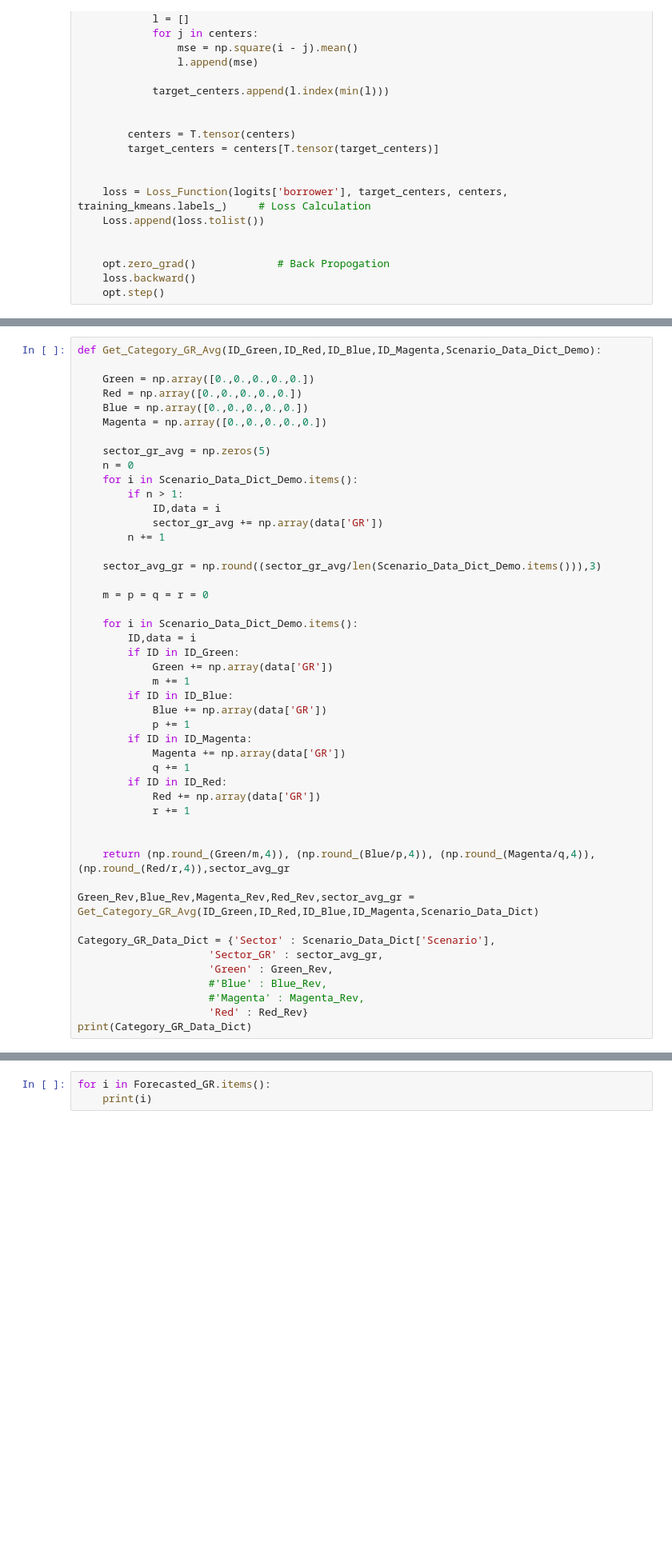
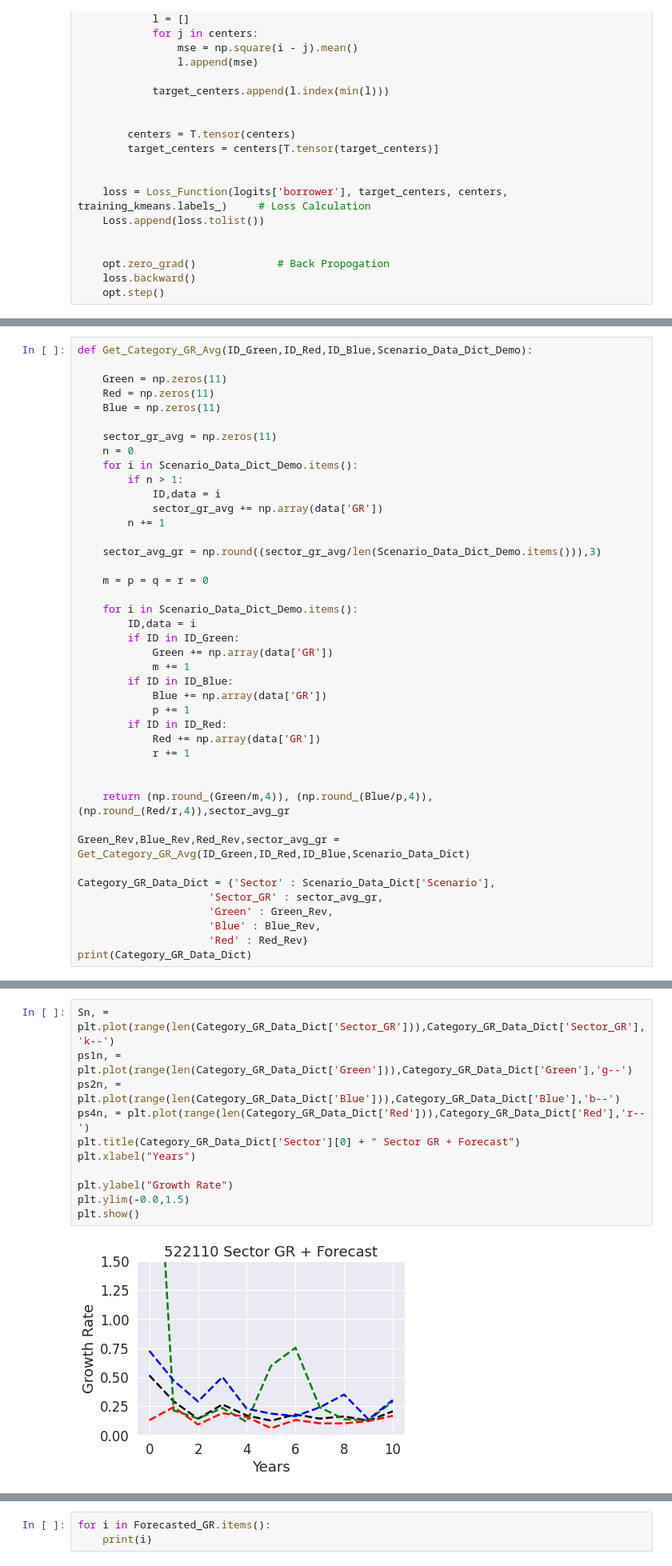
Before and after one commit to SaiChaitanya-ON/Personalized-Sector-with-Knowledge-Graph, a Jupyter notebook: notebooks/Revenue_Growth_Revenue_Graph.ipynb, the cells around one changed output, grey strips where cells are left out. Shown at 80% size. Cells and saved outputs as stored; diff of their text form; blank space fills up the shorter version.

```diff
--- a/notebooks/Revenue_Growth_Revenue_Graph.ipynb
+++ b/notebooks/Revenue_Growth_Revenue_Graph.ipynb
@@ -769,12 +783,11 @@ print(len(Scenario_Data_Dict.items()))
 # %%
-def Get_Category_GR_Avg(ID_Green,ID_Red,ID_Blue,ID_Magenta,Scenario_Data_Dict_Demo):
+def Get_Category_GR_Avg(ID_Green,ID_Red,ID_Blue,Scenario_Data_Dict_Demo):
 
-    Green = np.array([0.,0.,0.,0.,0.])
-    Red = np.array([0.,0.,0.,0.,0.])
-    Blue = np.array([0.,0.,0.,0.,0.])
-    Magenta = np.array([0.,0.,0.,0.,0.])
+    Green = np.zeros(11)
+    Red = np.zeros(11)
+    Blue = np.zeros(11)
 
-    sector_gr_avg = np.zeros(5)
+    sector_gr_avg = np.zeros(11)
     n = 0
     for i in Scenario_Data_Dict_Demo.items():
         if n > 1:
@@ -794,23 +807,19 @@ def Get_Category_GR_Avg(ID_Green,ID_Red,ID_Blue,ID_Magenta,Scenario_Data_Dict_De
         if ID in ID_Blue:
             Blue += np.array(data['GR'])
             p += 1
-        if ID in ID_Magenta:
-            Magenta += np.array(data['GR'])
-            q += 1
         if ID in ID_Red:
             Red += np.array(data['GR'])
             r += 1
 
 
-    return (np.round_(Green/m,4)), (np.round_(Blue/p,4)), (np.round_(Magenta/q,4)), (np.round_(Red/r,4)),sector_avg_gr
+    return (np.round_(Green/m,4)), (np.round_(Blue/p,4)), (np.round_(Red/r,4)),sector_avg_gr
 
-Green_Rev,Blue_Rev,Magenta_Rev,Red_Rev,sector_avg_gr = Get_Category_GR_Avg(ID_Green,ID_Red,ID_Blue,ID_Magenta,Scenario_Data_Dict)
+Green_Rev,Blue_Rev,Red_Rev,sector_avg_gr = Get_Category_GR_Avg(ID_Green,ID_Red,ID_Blue,Scenario_Data_Dict)
 
 Category_GR_Data_Dict = {'Sector' : Scenario_Data_Dict['Scenario'],
                      'Sector_GR' : sector_avg_gr,
                      'Green' : Green_Rev,
-                     #'Blue' : Blue_Rev,
-                     #'Magenta' : Magenta_Rev,
+                     'Blue' : Blue_Rev,
                      'Red' : Red_Rev}
 print(Category_GR_Data_Dict)
 # %% [output]
@@ -818,3 +831,16 @@ print(Category_GR_Data_Dict)
+# %%
+Sn, = plt.plot(range(len(Category_GR_Data_Dict['Sector_GR'])),Category_GR_Data_Dict['Sector_GR'],'k--')
+ps1n, = plt.plot(range(len(Category_GR_Data_Dict['Green'])),Category_GR_Data_Dict['Green'],'g--')
+ps2n, = plt.plot(range(len(Category_GR_Data_Dict['Blue'])),Category_GR_Data_Dict['Blue'],'b--')
+ps4n, = plt.plot(range(len(Category_GR_Data_Dict['Red'])),Category_GR_Data_Dict['Red'],'r--')
+plt.title(Category_GR_Data_Dict['Sector'][0] + " Sector GR + Forecast")
+plt.xlabel("Years")
+
+plt.ylabel("Growth Rate")
+plt.ylim(-0.0,1.5)
+plt.show()
+# %% [output]
+[figure, added]
 # %%
 def Get_the_GR_Forecast(Sector_Data_Dict,sector_forecast):
 
```
Also changed, not shown: parts of 13 cells of this notebook.
